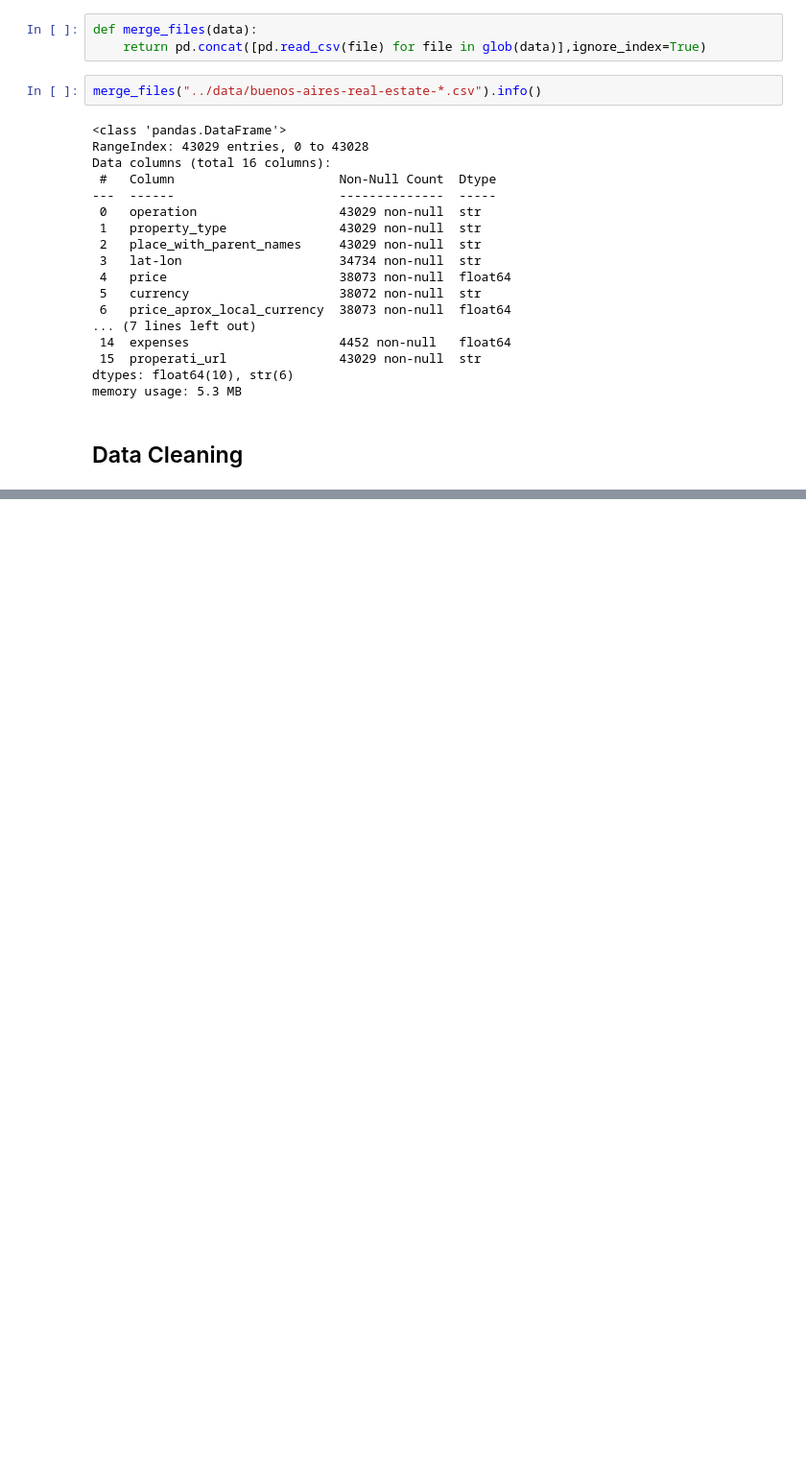
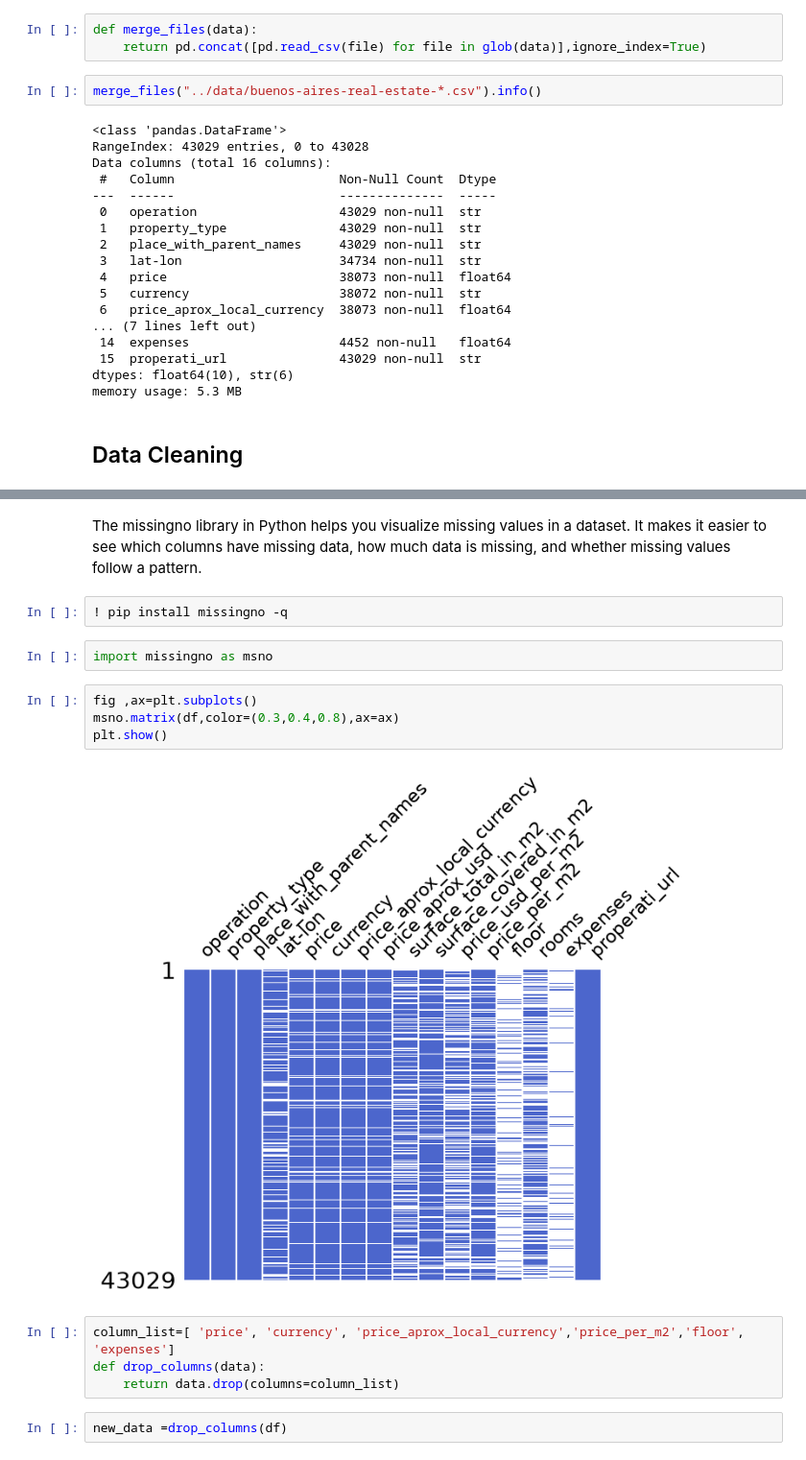
Before and after one commit to G-Gakii/buenos-aires-housing-price-prediction, a Jupyter notebook: notebooks/01_data_loading_cleaning_feature_engineering.ipynb, the cells around one changed output, grey strips where cells are left out. Shown at 96% size. Saved outputs shown, nothing was run; the diff lists cells and outputs as text; blank space fills up the shorter version.

```diff
--- a/notebooks/01_data_loading_cleaning_feature_engineering.ipynb
+++ b/notebooks/01_data_loading_cleaning_feature_engineering.ipynb
@@ -159,0 +319,18 @@ df.de
+# %% [markdown]
+The missingno library in Python helps you visualize missing values in a dataset. It makes it easier to see which columns have missing data, how much data is missing, and whether missing values follow a pattern.
+# %%
+! pip install missingno -q
+# %%
+import missingno as msno
+# %%
+fig ,ax=plt.subplots()
+msno.matrix(df,color=(0.3,0.4,0.8),ax=ax)
+plt.show()
+# %% [output]
+[figure, added]
+# %%
+column_list=[ 'price', 'currency', 'price_aprox_local_currency','price_per_m2','floor', 'expenses']
+def drop_columns(data):
+    return data.drop(columns=column_list)
+# %%
+new_data =drop_columns(df)
```
Also changed, not shown: parts of 42 cells of this notebook, 5 other files.
